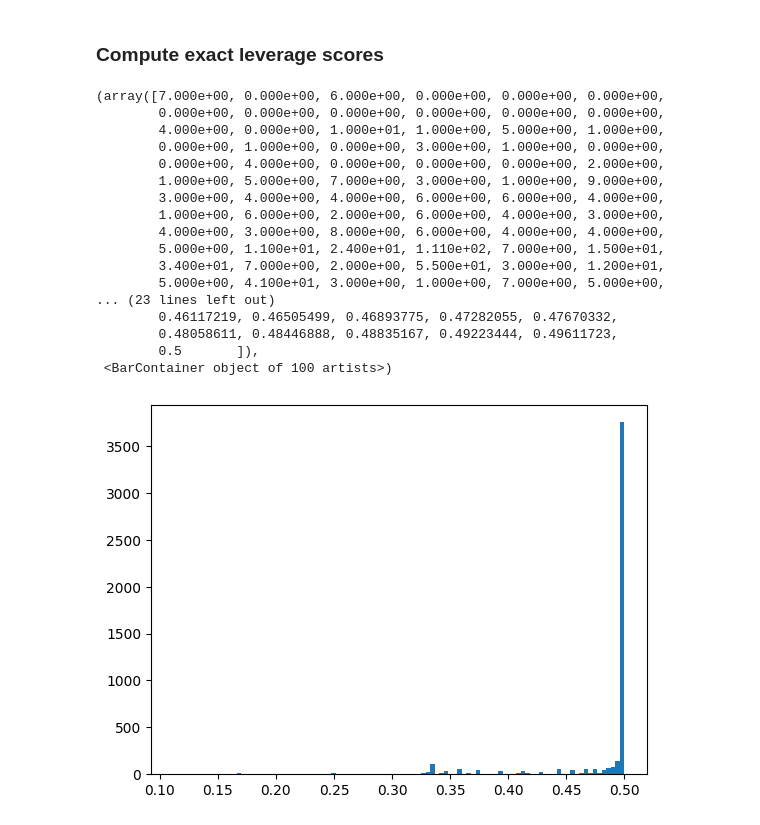
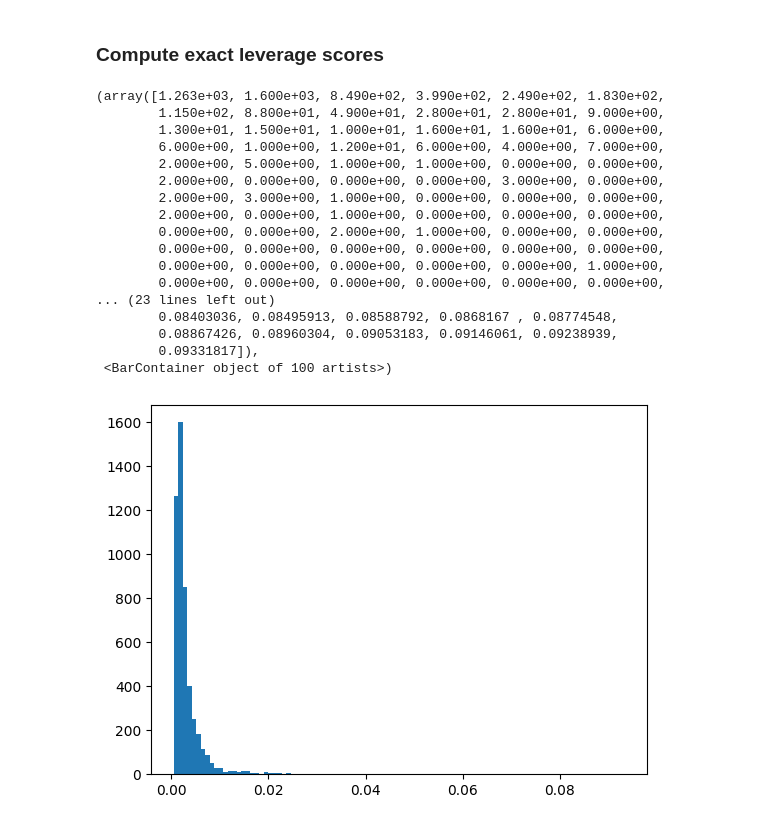
Before and after one commit to aliceitmushuk/fast_krr_alisver, a Jupyter notebook: testing/rls.ipynb, the cells around one changed output. Saved outputs shown, nothing was run; the diff lists cells and outputs as text; code cells hidden in the pictures.

```diff
--- a/testing/rls.ipynb
+++ b/testing/rls.ipynb
@@ -21,9 +27,10 @@ device = torch.device("cuda" if torch.cuda.is_available() else "cpu")
 # %%
 # m = 10000
 # d = 20
-sigma = 0.1
+sigma = 10.0
 delta = 0.01
 lambd = 1.0
+n_components = 100
 # X = torch.randn(m, d, device=device)
 
 # Load data and standardize
@@ -34,4 +41,7 @@ scaler = StandardScaler()
 X = scaler.fit_transform(X)
 X = torch.tensor(X, device=device, dtype=torch.float32)
 
-kernel_fn = lambda Y: rbf(Y, sigma, device)
+# kernel_fn = lambda Y: rbf(sigma, device, Y, None)
+
+def kernel_fn(Y1, Y2=None):
+    return rbf(sigma, device, Y1, Y2)
@@ -110,11 +228,13 @@ torch.Size([5000, 5000])
 # %% [markdown]
 ### Compute exact leverage scores
 # %%
-K = rbf(X, sigma, device)
-L = torch.linalg.cholesky(K + lambd * torch.eye(X.shape[0], device=device))
+def leverage_scores(K, lambd):
+    L = torch.linalg.cholesky(K + lambd * torch.eye(K.shape[0], device=device))
 
-# L^-T L^-1 K
-L_inv_K = torch.linalg.solve_triangular(L, K, upper=False)
-LT_inv_L_inv_K = torch.linalg.solve_triangular(L.T, L_inv_K, upper=True)
+    # L^-T L^-1 K
+    L_inv_K = torch.linalg.solve_triangular(L, K, upper=False)
+    LT_inv_L_inv_K = torch.linalg.solve_triangular(L.T, L_inv_K, upper=True)
 
-leverage_scores = torch.diagonal(LT_inv_L_inv_K)
+    leverage_scores = torch.diagonal(LT_inv_L_inv_K)
+
+    return leverage_scores
@@ -121,21 +245,34 @@ leverage_scores = torch.diagonal(LT_inv_L_inv_K)
+# %%
+# K = rbf(sigma, device, X)
+# L = torch.linalg.cholesky(K + lambd * torch.eye(X.shape[0], device=device))
+
+# # L^-T L^-1 K
+# L_inv_K = torch.linalg.solve_triangular(L, K, upper=False)
+# LT_inv_L_inv_K = torch.linalg.solve_triangular(L.T, L_inv_K, upper=True)
+
+# leverage_scores = torch.diagonal(LT_inv_L_inv_K)
+
+leverage_scores_full = leverage_scores(K_full, lambd)
+leverage_scores_rrls = leverage_scores(K_rrls, lambd)
+leverage_scores_rand = leverage_scores(K_rand, lambd)
 # %%
-plt.hist(leverage_scores.cpu().numpy(), bins=100)
+plt.hist(leverage_scores_full.cpu().numpy(), bins=100)
 # %% [output]
-(array([7.000e+00, 0.000e+00, 6.000e+00, 0.000e+00, 0.000e+00, 0.000e+00,
+(array([1.263e+03, 1.600e+03, 8.490e+02, 3.990e+02, 2.490e+02, 1.830e+02,
+        1.150e+02, 8.800e+01, 4.900e+01, 2.800e+01, 2.800e+01, 9.000e+00,
+        1.300e+01, 1.500e+01, 1.000e+01, 1.600e+01, 1.600e+01, 6.000e+00,
+        6.000e+00, 1.000e+00, 1.200e+01, 6.000e+00, 4.000e+00, 7.000e+00,
+        2.000e+00, 5.000e+00, 1.000e+00, 1.000e+00, 0.000e+00, 0.000e+00,
+        2.000e+00, 0.000e+00, 0.000e+00, 0.000e+00, 3.000e+00, 0.000e+00,
+        2.000e+00, 3.000e+00, 1.000e+00, 0.000e+00, 0.000e+00, 0.000e+00,
+        2.000e+00, 0.000e+00, 1.000e+00, 0.000e+00, 0.000e+00, 0.000e+00,
+        0.000e+00, 0.000e+00, 2.000e+00, 1.000e+00, 0.000e+00, 0.000e+00,
         0.000e+00, 0.000e+00, 0.000e+00, 0.000e+00, 0.000e+00, 0.000e+00,
-        4.000e+00, 0.000e+00, 1.000e+01, 1.000e+00, 5.000e+00, 1.000e+00,
-        0.000e+00, 1.000e+00, 0.000e+00, 3.000e+00, 1.000e+00, 0.000e+00,
-        0.000e+00, 4.000e+00, 0.000e+00, 0.000e+00, 0.000e+00, 2.000e+00,
-        1.000e+00, 5.000e+00, 7.000e+00, 3.000e+00, 1.000e+00, 9.000e+00,
-        3.000e+00, 4.000e+00, 4.000e+00, 6.000e+00, 6.000e+00, 4.000e+00,
-        1.000e+00, 6.000e+00, 2.000e+00, 6.000e+00, 4.000e+00, 3.000e+00,
-        4.000e+00, 3.000e+00, 8.000e+00, 6.000e+00, 4.000e+00, 4.000e+00,
-        5.000e+00, 1.100e+01, 2.400e+01, 1.110e+02, 7.000e+00, 1.500e+01,
-        3.400e+01, 7.000e+00, 2.000e+00, 5.500e+01, 3.000e+00, 1.200e+01,
-        5.000e+00, 4.100e+01, 3.000e+00, 1.000e+00, 7.000e+00, 5.000e+00,
+        0.000e+00, 0.000e+00, 0.000e+00, 0.000e+00, 0.000e+00, 1.000e+00,
+        0.000e+00, 0.000e+00, 0.000e+00, 0.000e+00, 0.000e+00, 0.000e+00,
 ... (23 lines left out)
-        0.46117219, 0.46505499, 0.46893775, 0.47282055, 0.47670332,
-        0.48058611, 0.48446888, 0.48835167, 0.49223444, 0.49611723,
-        0.5       ]),
+        0.08403036, 0.08495913, 0.08588792, 0.0868167 , 0.08774548,
+        0.08867426, 0.08960304, 0.09053183, 0.09146061, 0.09238939,
+        0.09331817]),
  <BarContainer object of 100 artists>)
-[figure, old version]
+[figure, new version]
```
Also changed, not shown: parts of 22 cells of this notebook.
